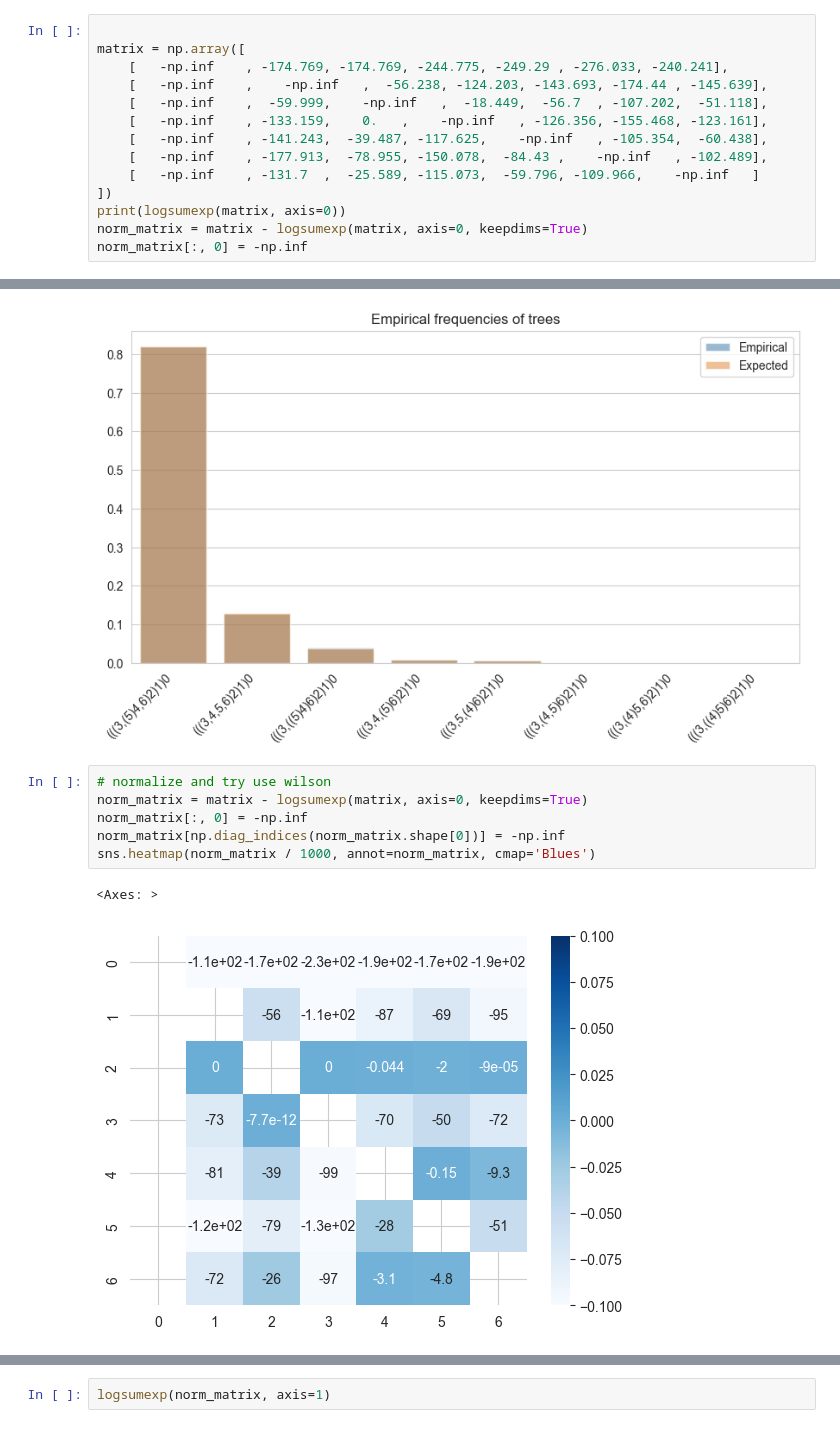
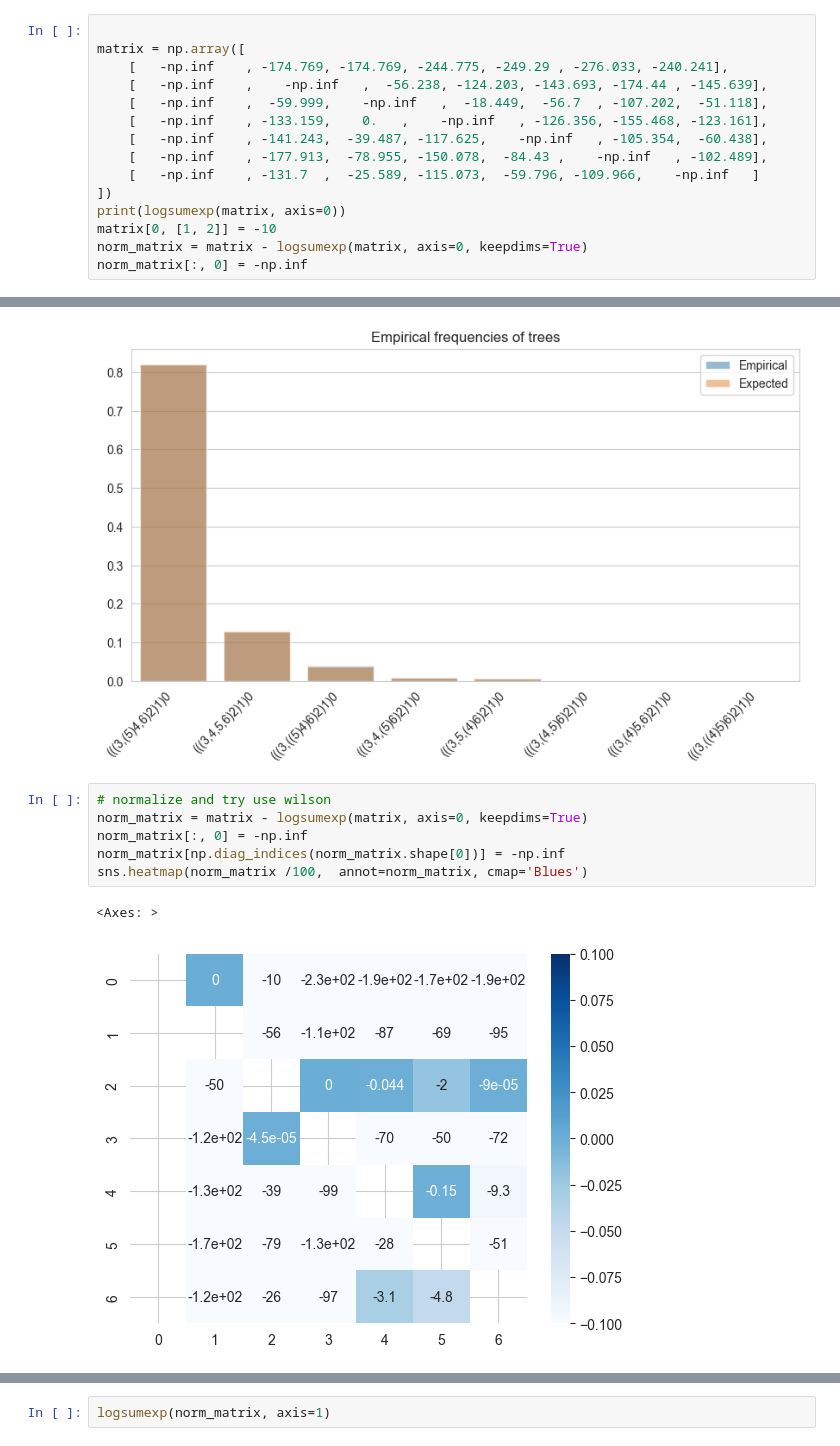
Before and after one commit to Lagergren-Lab/treesampling, a Jupyter notebook: notebooks/victree_matrix_debug.ipynb, the cells around one changed output, grey strips where cells are left out. Saved outputs shown, nothing was run; the diff lists cells and outputs as text.

```diff
--- a/notebooks/victree_matrix_debug.ipynb
+++ b/notebooks/victree_matrix_debug.ipynb
@@ -24,6 +25,7 @@ matrix = np.array([
     [   -np.inf    , -131.7  ,  -25.589, -115.073,  -59.796, -109.966,    -np.inf   ]
 ])
 print(logsumexp(matrix, axis=0))
+matrix[0, [1, 2]] = -10
 norm_matrix = matrix - logsumexp(matrix, axis=0, keepdims=True)
 norm_matrix[:, 0] = -np.inf
 # %% [output]
@@ -123,9 +136,9 @@ Text(0.5, 1.0, 'Empirical frequencies of trees')
 # %%
 # normalize and try use wilson
 norm_matrix = matrix - logsumexp(matrix, axis=0, keepdims=True)
 norm_matrix[:, 0] = -np.inf
 norm_matrix[np.diag_indices(norm_matrix.shape[0])] = -np.inf
-sns.heatmap(norm_matrix / 1000, annot=norm_matrix, cmap='Blues')
+sns.heatmap(norm_matrix /100,  annot=norm_matrix, cmap='Blues')
 # %% [output]
 <Axes: >
-[figure, old version]
+[figure, new version]
```
Also changed, not shown: parts of 9 cells of this notebook, 9 other files.
